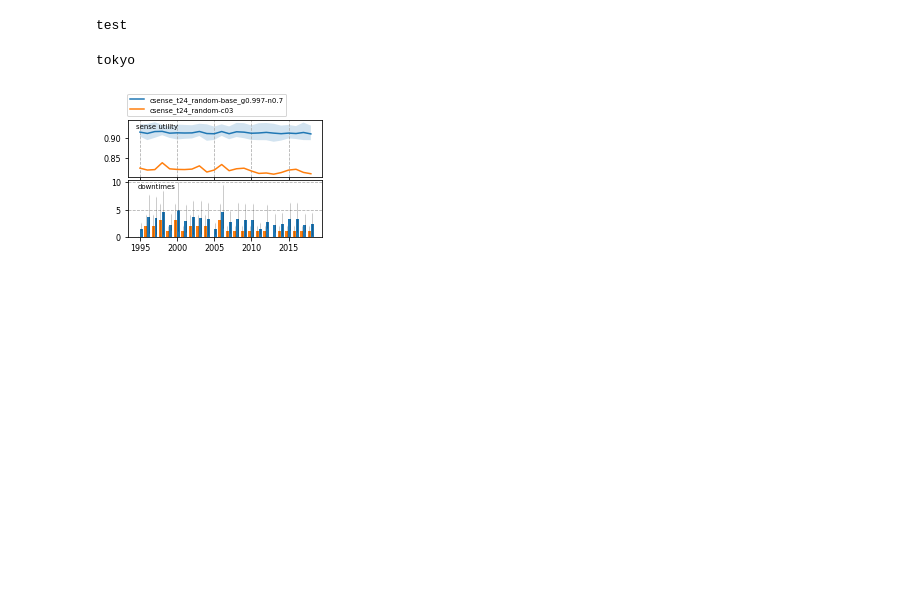
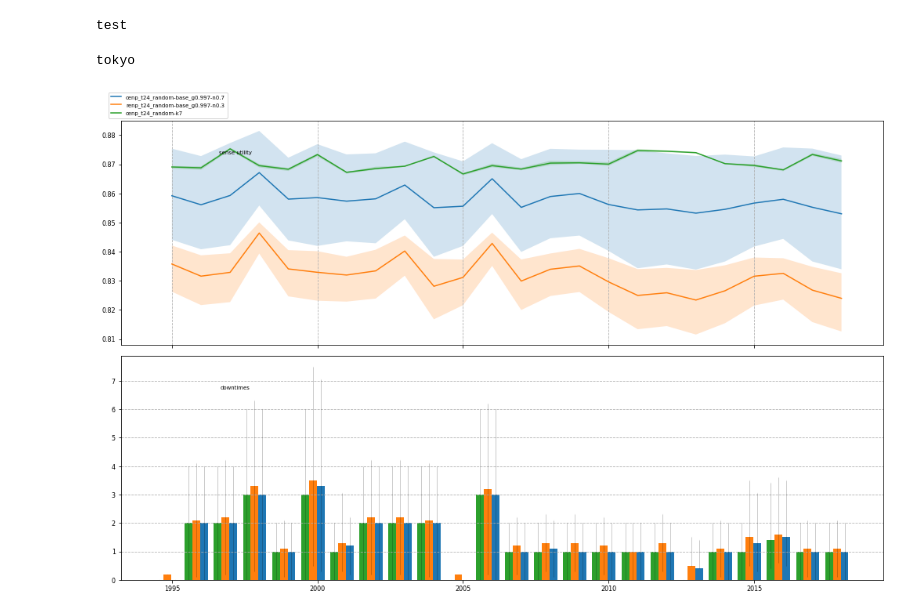
Before and after one commit to shaswot/eno_morl, a Jupyter notebook: plot_results.ipynb, the cells around one changed output. Saved outputs shown, nothing was run; the diff lists cells and outputs as text; code cells hidden in the pictures; blank space fills up the shorter version.

Commit message:
prettified all seed plots

```diff
--- a/plot_results.ipynb
+++ b/plot_results.ipynb
@@ -30,11 +30,17 @@ test
 # %%
 # Define list of experiments to analyze for given seed
 experiment_list=[
-    'csense_t24_random-base_g0.997-n0.7',
-    'csense_t24_random-c03'
+#     'csense_t24_random-base_g0.997-n0.7',
+    'cenp_t24_random-base_g0.997-n0.7',
 #     'cenpv2_t24_random-base_g0.997-n0.7',
-#     'cenp_t24_random-base_g0.997-n0.7',
-#     'renp_t24_random-base_g0.997-n0.3',
+
+    'renp_t24_random-base_g0.997-n0.3',
+#     'rsense_t24_random-base_g0.997-n0.3',
+#     'renpv2_t24_random-base_g0.997-n0.3',
+
+#     'csense_t24_random-k7',
+    'cenp_t24_random-k7',
+
 ]
 # %%
 results = {} # dictionary to hold experimental data
@@ -102,11 +108,28 @@ for experiment in experiment_list:
             results[experiment]["average"][location][year]['avg_sense_reward'] = np.mean(dummy)
             results[experiment]["third_q"][location][year]['avg_sense_reward'] = np.percentile(dummy, 75)
             results[experiment]["maximum"][location][year]['avg_sense_reward'] = np.max(dummy)
+
+# get min, avg and max avg_enp_reward
+for experiment in experiment_list:
+    for location in location_list:
+        for year in year_list:
+            dummy = []
+            for seed in seed_list:
+                avgenprwd = results[experiment][seed][location][year]['enp_reward_log'].mean()
+                results[experiment][seed][location][year]['avg_enp_reward'] = avgenprwd # add new entry
+                dummy.append(avgenprwd)
+            results[experiment]["minimum"][location][year]['avg_enp_reward'] = np.min(dummy)
+            results[experiment]["first_q"][location][year]['avg_enp_reward'] = np.percentile(dummy, 25)
+            results[experiment]["average"][location][year]['avg_enp_reward'] = np.mean(dummy)
+            results[experiment]["third_q"][location][year]['avg_enp_reward'] = np.percentile(dummy, 75)
+            results[experiment]["maximum"][location][year]['avg_enp_reward'] = np.max(dummy)
 # %%
+# Downtimes and Sense Rewards
+
 single_column_figure_width = 3.487
 double_column_figure_width = 7
 
-fig_width = single_column_figure_width
+fig_width = single_column_figure_width*5
 fig_height = fig_width / 1.618
 
 fig, axs = plt.subplots(nrows=2,
@@ -156,31 +179,31 @@ sense_reward_ax.grid(which='major', axis='x', linestyle='--')
 # Downtimes
 for experiment in experiment_list:
     min_data = [results[experiment]["minimum"][location][year]['downtimes'] for year in year_list]
     qt1_data = [results[experiment]["first_q"][location][year]['downtimes'] for year in year_list]
     avg_data = [results[experiment]["average"][location][year]['downtimes'] for year in year_list]
     qt3_data = [results[experiment]["third_q"][location][year]['downtimes'] for year in year_list]
     max_data = [results[experiment]["maximum"][location][year]['downtimes'] for year in year_list]
 
     width = 0.8/len(experiment_list)  # the width of the bars
     xroot = np.array(year_list) # label locations
     xoffset = 0.8/2 - experiment_list.index(experiment)
     downtimes_ax.bar(xroot+xoffset*width, avg_data,width, yerr = [qt1_data,qt3_data],
                      label=experiment,
                      error_kw=dict(ecolor='black', lw=1, capsize=0.5, capthick=width*0.5, alpha=0.2))
 
 downtimes_ax.set_xticks(year_list[::5])
 downtimes_ax.set_xticklabels(year_list[::5], rotation=0)
 
 downtimes_ax.text(0.15,0.85, 'downtimes',
                  size='x-small', ha="center",
                  transform=downtimes_ax.transAxes)
 # downtimes_ax.set_title('downtimes')
 # downtimes_ax.set_ylabel('downtimes')
 # downtimes_ax.legend(loc="lower left",
 #                    ncol=1,
 #                    bbox_to_anchor=(0,0.8,1,1))
 downtimes_ax.grid(which='major', axis='y', linestyle='--')
 # fig.savefig('./figures/figure.png', dpi=300, bbox_inches='tight', transparent=True)
 # %% [output]
 tokyo
-[figure, old version]
+[figure, new version]
```
Also changed, not shown: parts of 1 cell of this notebook.
